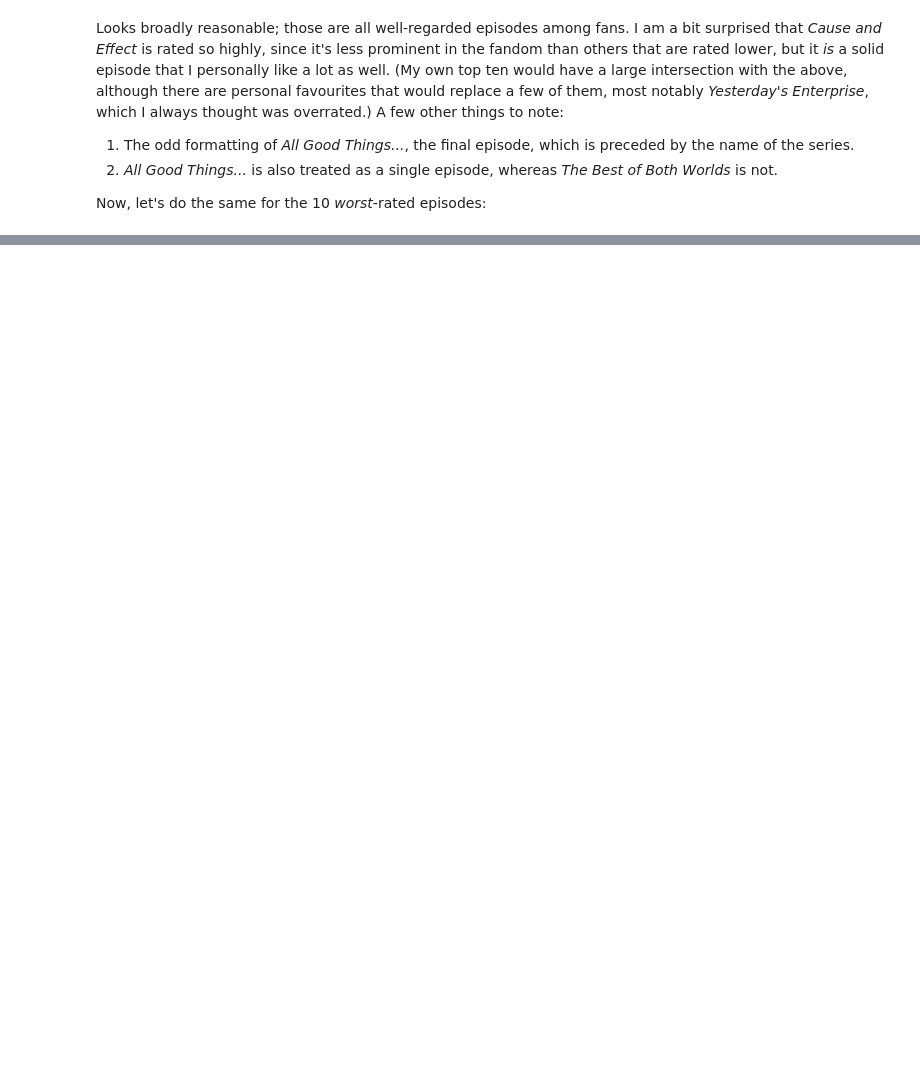
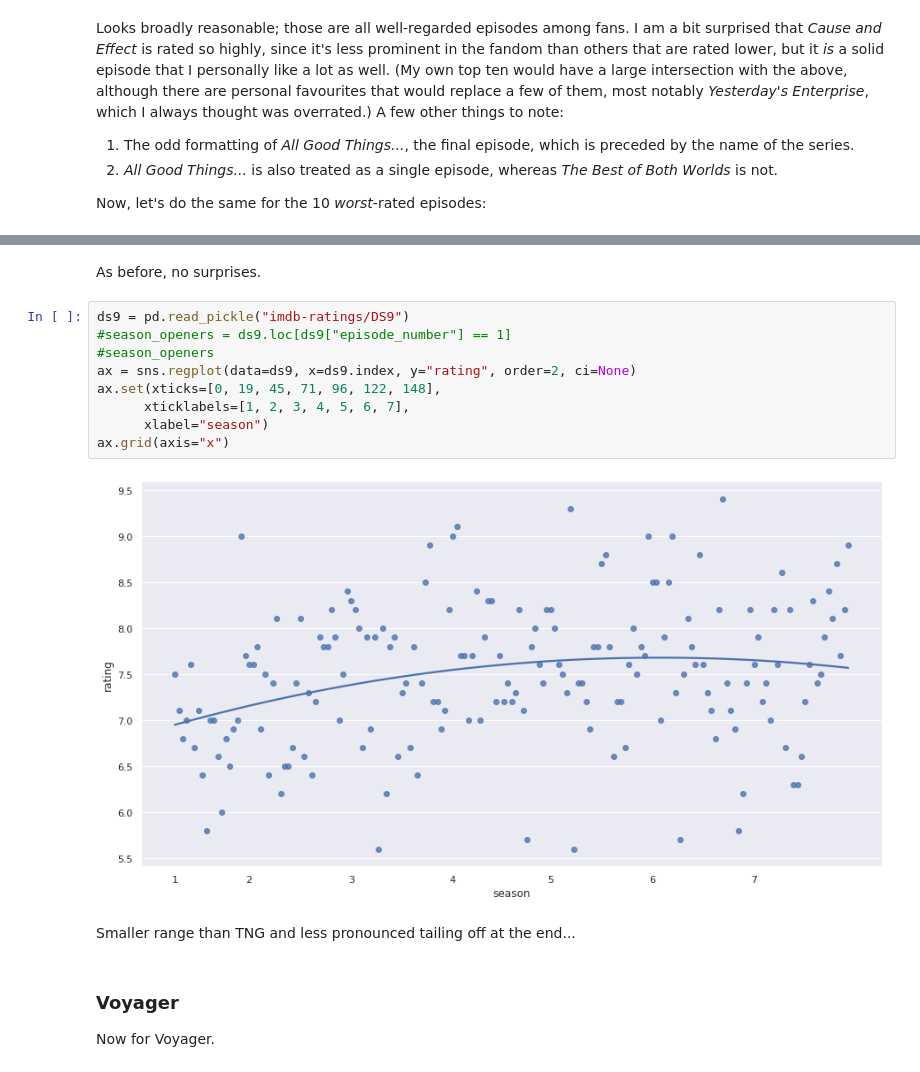
Before and after one commit to mcsweeney90/star-trek-imdb-ratings, a Jupyter notebook: sanity_checking.ipynb, the cells around one changed output, grey strips where cells are left out. Saved outputs shown, nothing was run; the diff lists cells and outputs as text; blank space fills up the shorter version.

```diff
--- a/sanity_checking.ipynb
+++ b/sanity_checking.ipynb
@@ -52,0 +162,19 @@ Again, reasonable - these are bad, poorly-regarded episodes on the whole. It's a
+# %% [markdown]
+As before, no surprises.
+# %%
+ds9 = pd.read_pickle("imdb-ratings/DS9")
+#season_openers = ds9.loc[ds9["episode_number"] == 1]
+#season_openers
+ax = sns.regplot(data=ds9, x=ds9.index, y="rating", order=2, ci=None)
+ax.set(xticks=[0, 19, 45, 71, 96, 122, 148],
+      xticklabels=[1, 2, 3, 4, 5, 6, 7],
+      xlabel="season")
+ax.grid(axis="x")
+# %% [output]
+[figure, added]
+# %% [markdown]
+Smaller range than TNG and less pronounced tailing off at the end...
+# %% [markdown]
+### Voyager
+
+Now for Voyager.
```
Also changed, not shown: parts of 39 cells of this notebook, 1 other file.
